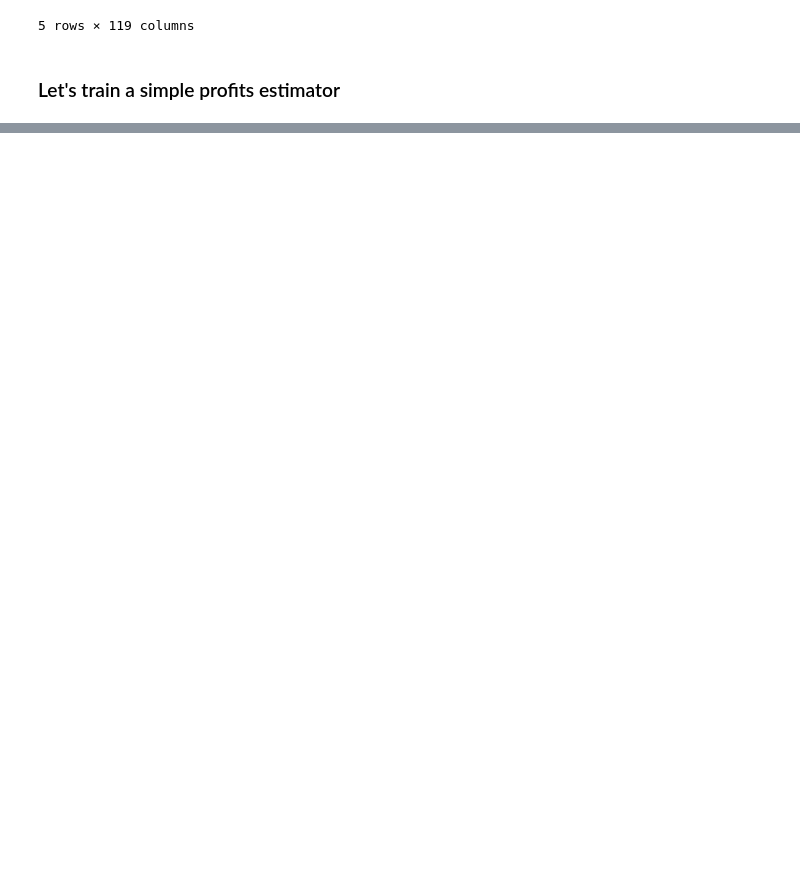
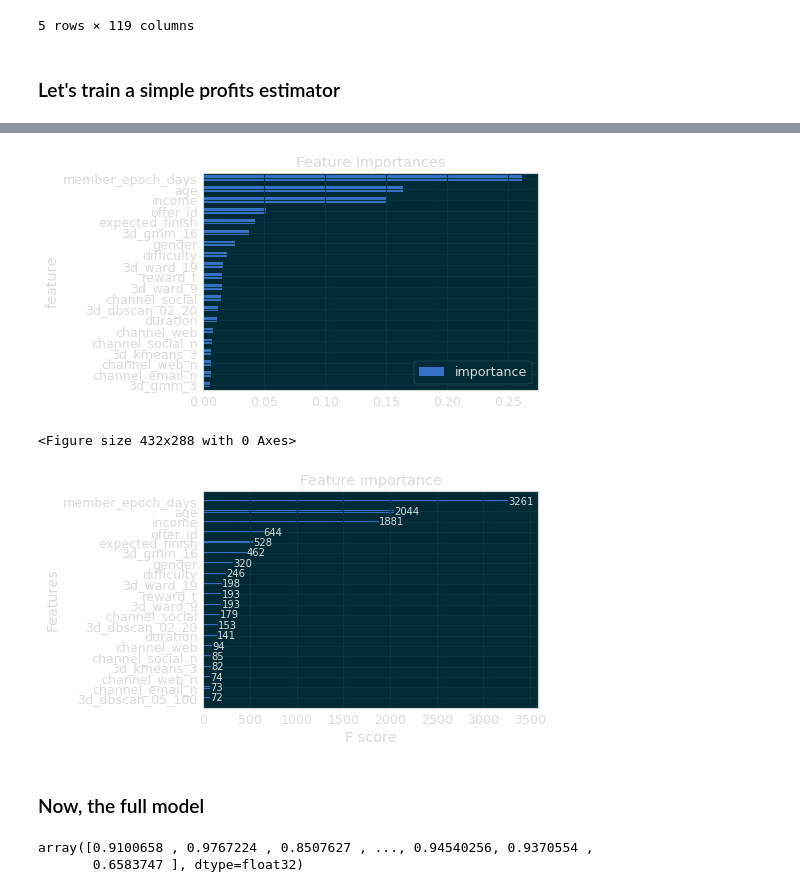
Before and after one commit to mtasende/starbucks-advertising, a Jupyter notebook: notebooks/scratchpad/008-mt-profit-in-10-days.ipynb, the cells around one changed output, grey strips where cells are left out. Saved outputs shown, nothing was run; the diff lists cells and outputs as text; code cells hidden in the pictures; blank space fills up the shorter version.

```diff
--- a/notebooks/scratchpad/008-mt-profit-in-10-days.ipynb
+++ b/notebooks/scratchpad/008-mt-profit-in-10-days.ipynb
@@ -629,0 +898,5 @@ X_train_o.head()
+# %%
+X_train, X_test, y_train, y_test, encoder =\
+get_profit_10_days_data(fill_null_offer=False,
+                        target='viewed', drop_offer_id=False)
+y_train.name
@@ -629,0 +905,7 @@ X_train_o.head()
+# %%
+model = Pipeline([
+    ('encoder', encoder),
+    ('imputer', md.BasicImputer()),
+    ('estimator', XGBClassifier(max_depth=7, n_estimators=200, n_jobs=-1,
+                                random_state=2018))
+])
@@ -629,0 +958,6 @@ X_train_o.head()
+# %%
+vis.show_feat_importances(model, X_train)
+# %% [output]
+[figure, added]
+<Figure size 432x288 with 0 Axes>
+[figure, added]
@@ -629,0 +967,7 @@ X_train_o.head()
+# %% [markdown]
+### Now, the full model
+# %%
+vis_probas_train
+# %% [output]
+array([0.9100658 , 0.9767224 , 0.8507627 , ..., 0.94540256, 0.9370554 ,
+       0.6583747 ], dtype=float32)
```
Also changed, not shown: parts of 88 cells of this notebook.
